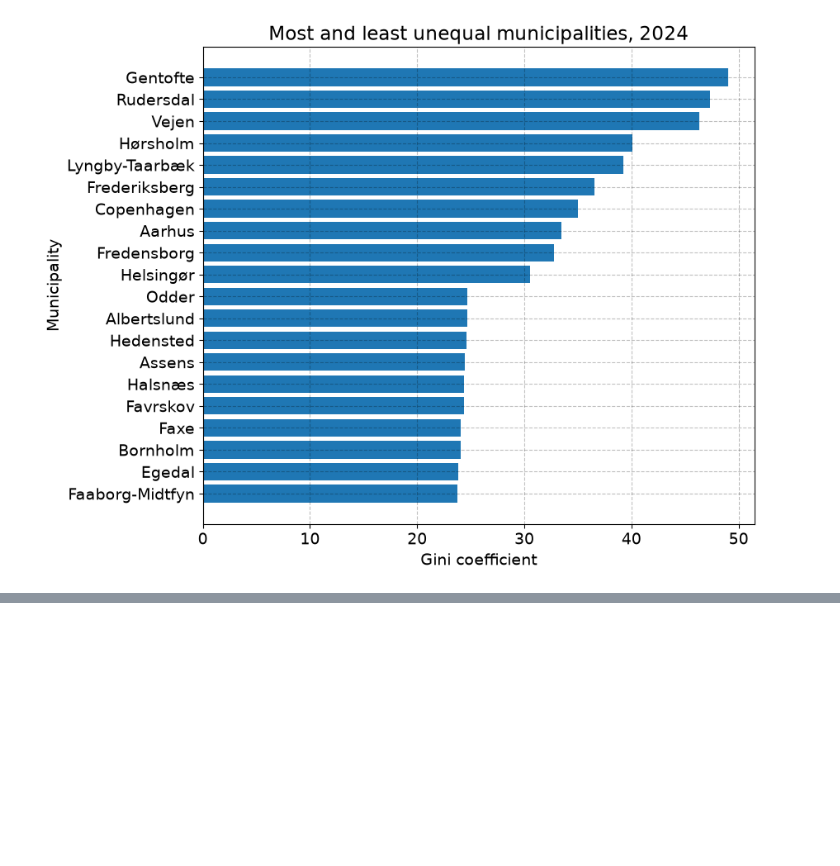
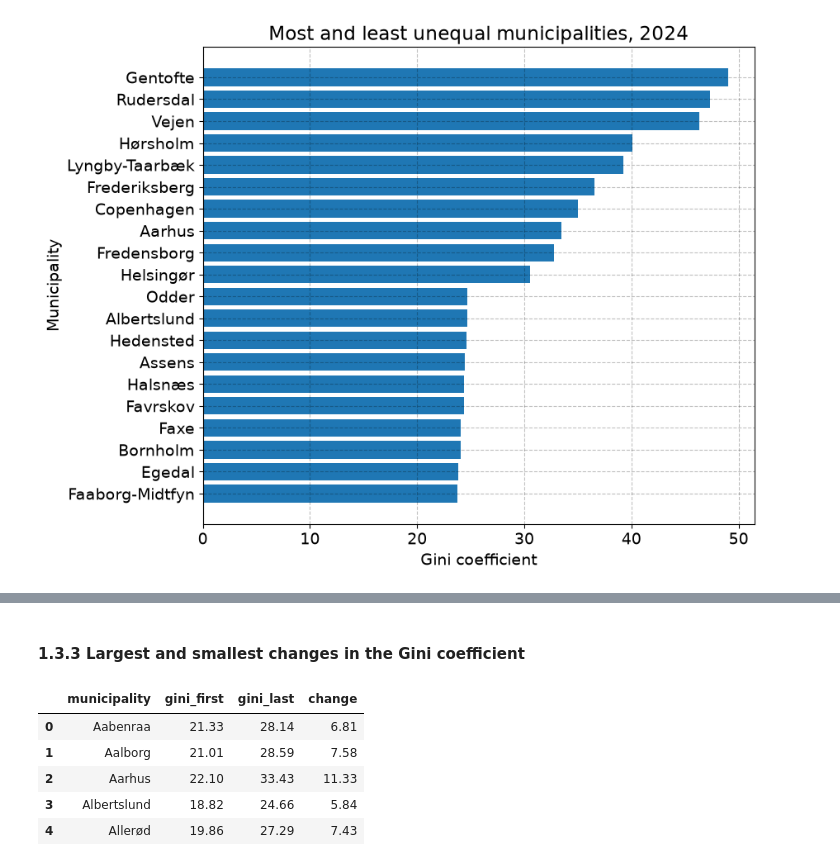
Before and after one commit to OttoBengtson/programming-for-economists, a Jupyter notebook: Data_Project_Version_1.ipynb, the cells around one changed output, grey strips where cells are left out. Saved outputs shown, nothing was run; the diff lists cells and outputs as text; code cells hidden in the pictures; blank space fills up the shorter version.

```diff
--- a/Data_Project_Version_1.ipynb
+++ b/Data_Project_Version_1.ipynb
@@ -1178,0 +1203,52 @@ fig.tight_layout()
+# %% [markdown]
+#### 1.3.3 Largest and smallest changes in the Gini coefficient
+# %%
+# a. calculate changes in the Gini coefficient
+
+# a. find first and most recent year
+first_year = gini_municipalities['year'].min()
+latest_year = gini_municipalities['year'].max()
+
+# b. select observations from the first year
+I = gini_municipalities['year'] == first_year
+
+gini_first = (
+    gini_municipalities
+    .loc[I, ['municipality', 'gini']]
+    .rename(columns={'gini': 'gini_first'})
+    .copy()
+)
+
+# c. select observations from the most recent year
+I = gini_municipalities['year'] == latest_year
+
+gini_last = (
+    gini_municipalities
+    .loc[I, ['municipality', 'gini']]
+    .rename(columns={'gini': 'gini_last'})
+    .copy()
+)
+
+# d. merge first and last observations
+gini_change = pd.merge(
+    gini_first,
+    gini_last,
+    on='municipality',
+    how='inner'
+)
+
+# e. calculate change in the Gini coefficient
+gini_change['change'] = (
+    gini_change['gini_last']
+    - gini_change['gini_first']
+)
+
+# f. show first observations
+gini_change.head()
+# %% [output]
+|  | municipality | gini_first | gini_last | change |
+| 0 | Aabenraa | 21.33 | 28.14 | 6.81 |
+| 1 | Aalborg | 21.01 | 28.59 | 7.58 |
+| 2 | Aarhus | 22.10 | 33.43 | 11.33 |
+| 3 | Albertslund | 18.82 | 24.66 | 5.84 |
+| 4 | Allerød | 19.86 | 27.29 | 7.43 |
```
Also changed, not shown: parts of 5 cells of this notebook.
